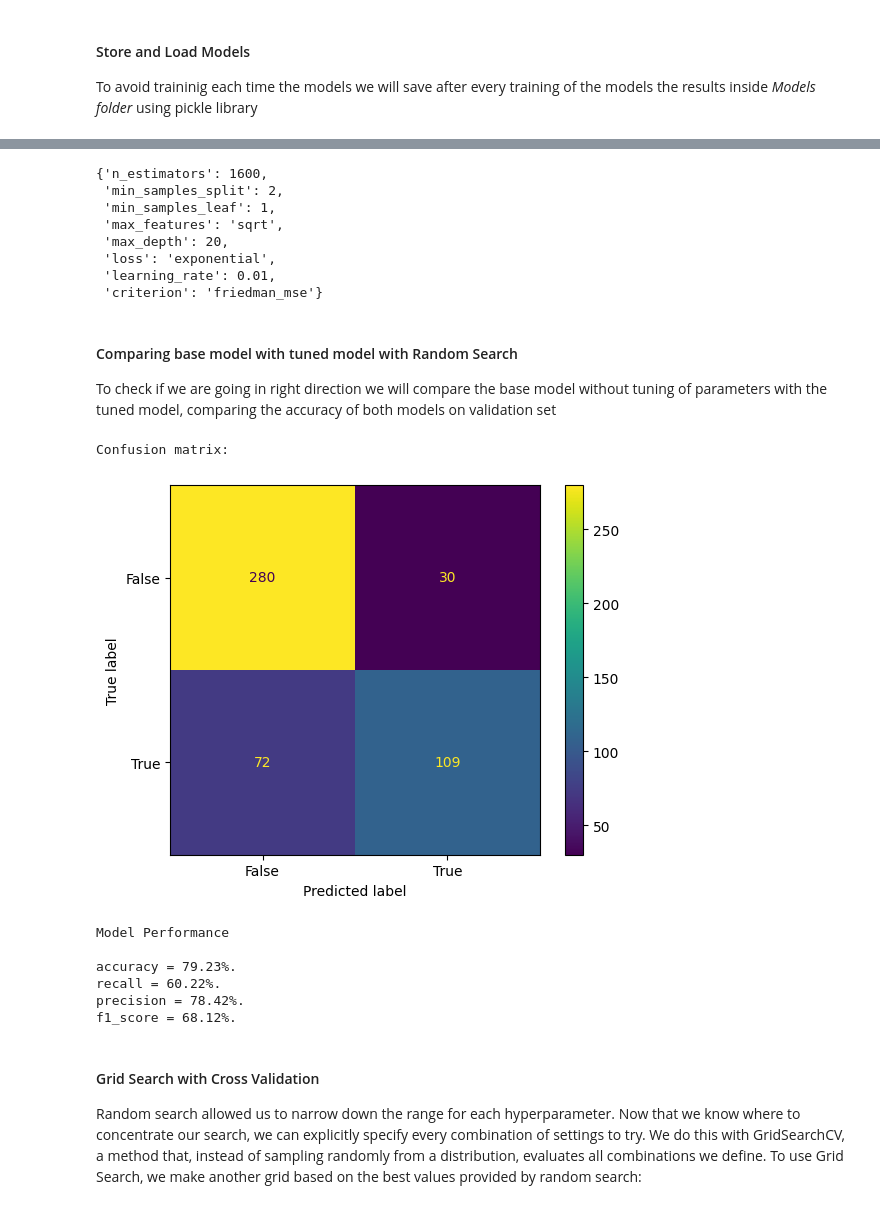
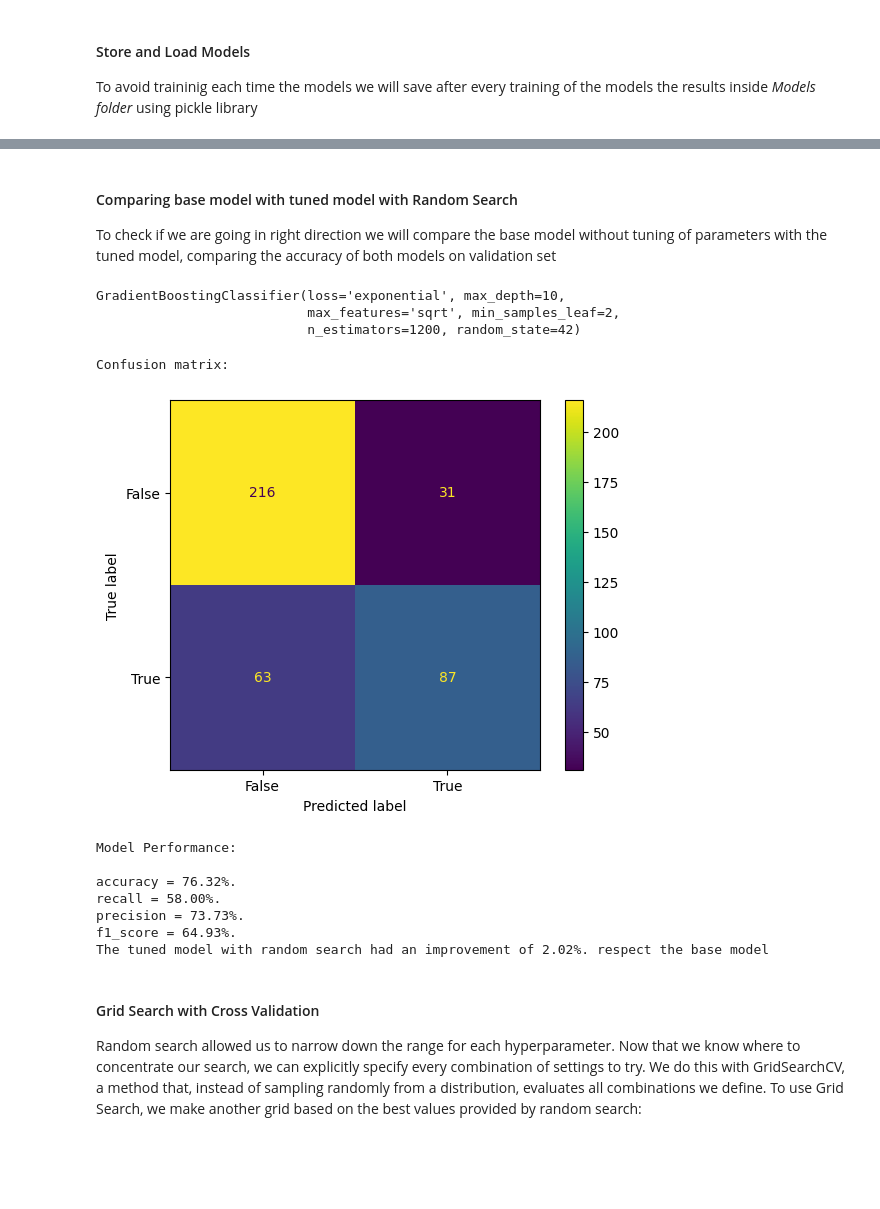
Before and after one commit to opon13/Drinking-water-potability-analysis-in-Python, a Jupyter notebook: Model-building phase50.ipynb, the cells around one changed output, grey strips where cells are left out. Saved outputs shown, nothing was run; the diff lists cells and outputs as text; code cells hidden in the pictures; blank space fills up the shorter version.

```diff
--- a/Model-building phase50.ipynb
+++ b/Model-building phase50.ipynb
@@ -319,3 +315,16 @@ rf_grid_search.best_params_
 # %% [markdown]
 ##### Comparing base model with tuned model with Grid Search
 To check if we are going in right direction we will compare the base model without tuning of parameters with the tuned model comparing the accuracy of both models on validation set
+# %%
+# Training tuned model
+rf_final_w50 =  RandomForestClassifier(
+    bootstrap = True,
+    criterion='gini',
+    max_depth=10,
+    max_features='log2',
+    min_samples_leaf=1,
+    min_samples_split=3,
+    n_estimators=1800,
+    random_state=random_seed)
+
+rf_final_w50.fit(X_train50,y_train50)
@@ -353,9 +360,9 @@ In boosting, the individual models are not built on completely random subsets of
 Source: [link](https://scikit-learn.org/stable/modules/generated/sklearn.ensemble.GradientBoostingClassifier.html)
 # %%
 # Training base model
-gb_base = GradientBoostingClassifier( random_state = random_seed)
-gb_base.fit(X_train100, y_train100)
+gb_base_w50 = GradientBoostingClassifier( random_state = random_seed)
+gb_base_w50.fit(X_train50, y_train50)
 #Computing the base model accuracy
-gb_base_metrics= evaluate(gb_base, X_val100, y_val100,conf_matrix=True)
+gb_base_metrics_w50= evaluate(gb_base_w50, X_val50, y_val50,conf_matrix=True)
 # %% [output]
 Confusion matrix:
@@ -443,38 +461,40 @@ gb_params_best_random=pickle.load(open('Models/Gradient_Boosting_rs_w100.pkl', '
-# %%
-gb_params_best_random
-# %% [output]
-{'n_estimators': 1600,
- 'min_samples_split': 2,
- 'min_samples_leaf': 1,
- 'max_features': 'sqrt',
- 'max_depth': 20,
- 'loss': 'exponential',
- 'learning_rate': 0.01,
- 'criterion': 'friedman_mse'}
 # %% [markdown]
 #### Comparing base model with tuned model with Random Search
 To check if we are going in right direction we will compare the base model without tuning of parameters with the tuned model, comparing the accuracy of both models on validation set
+# %%
+# Training tuned model
+gb_random_w50 =  GradientBoostingClassifier(
+    loss='exponential',
+    max_depth=10,
+    max_features='sqrt',
+    min_samples_leaf=2,
+    min_samples_split=2,
+    n_estimators=1200,
+    learning_rate=0.1,
+    criterion='friedman_mse',
+    random_state=random_seed)
+
+gb_random_w50.fit(X_train50,y_train50)
+# %% [output]
+GradientBoostingClassifier(loss='exponential', max_depth=10,
+                           max_features='sqrt', min_samples_leaf=2,
+                           n_estimators=1200, random_state=42)
 # %%
-# Training tuned model
-gb_random =  GradientBoostingClassifier(loss='exponential',max_depth=20,max_features='sqrt',
-                                      min_samples_leaf=1,min_samples_split=2,n_estimators=1600,
-                                      learning_rate=0.01,criterion='friedman_mse',
-                                      random_state=random_seed)
-gb_random.fit(X_train100,y_train100)
 #Computing the tuned model accuracy
-gb_random_metrics= evaluate(gb_random, X_val100, y_val100,conf_matrix=True)
+gb_random_metrics_w50= evaluate(gb_random_w50, X_val50, y_val50,conf_matrix=True)
 
 print('The tuned model with random search had an improvement of {:0.2f}%. respect the base model'
-                        .format( 100 * (gb_random_metrics[0] - gb_base_metrics[0]) / gb_base_metrics[0]))
+                        .format( 100 * (gb_random_metrics_w50[0] - gb_base_metrics_w50[0]) / gb_base_metrics_w50[0]))
 # %% [output]
 Confusion matrix:
-[figure, old version]
+[figure, new version]
-Model Performance
+Model Performance:
 
-accuracy = 79.23%.
-recall = 60.22%.
-precision = 78.42%.
-f1_score = 68.12%.
+accuracy = 76.32%.
+recall = 58.00%.
+precision = 73.73%.
+f1_score = 64.93%.
+The tuned model with random search had an improvement of 2.02%. respect the base model
 # %% [markdown]
 #### Grid Search with Cross Validation
 Random search allowed us to narrow down the range for each hyperparameter. Now that we know where to concentrate our search, we can explicitly specify every combination of settings to try. We do this with GridSearchCV, a method that, instead of sampling randomly from a distribution, evaluates all combinations we define. To use Grid Search, we make another grid based on the best values provided by random search:
```
Also changed, not shown: parts of 26 cells of this notebook, 3 other files.
